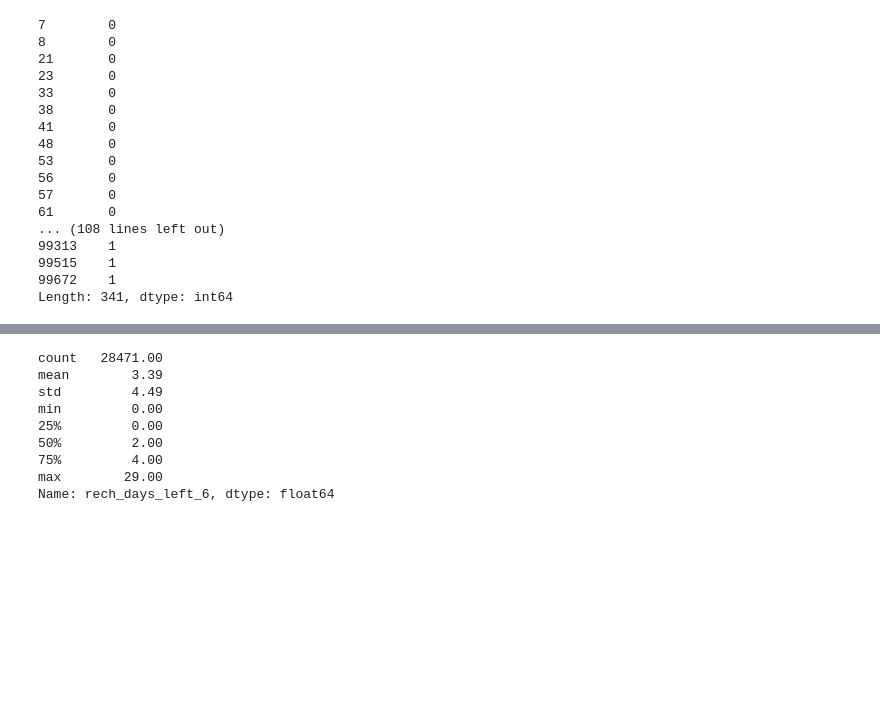
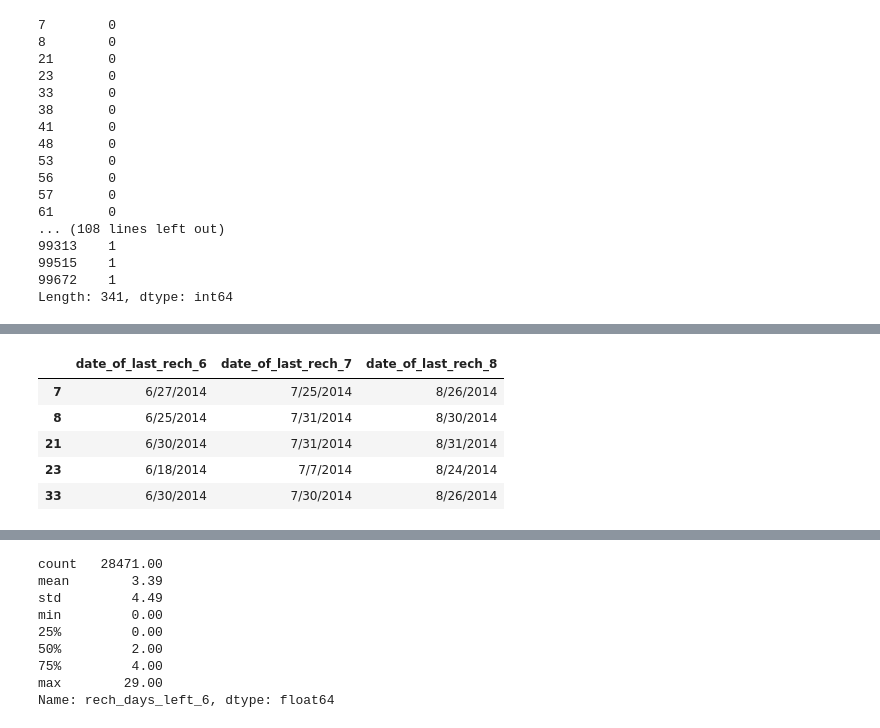
Before and after one commit to iici-psiddineni/ML_Telecom_Churn, a Jupyter notebook: Pandarinath_TelecomChurnCaseStudy.ipynb, the cells around one changed output, grey strips where cells are left out. Saved outputs shown, nothing was run; the diff lists cells and outputs as text; code cells hidden in the pictures; blank space fills up the shorter version.

```diff
--- a/Pandarinath_TelecomChurnCaseStudy.ipynb
+++ b/Pandarinath_TelecomChurnCaseStudy.ipynb
@@ -50,7 +50,6 @@ def print_ln():
 pd.options.display.float_format = '{:.2f}'.format
 
 # Load csv data file
-telecom_orig = pd.read_csv('telecom_churn_data.csv', low_memory=False)
-telecom = telecom_orig.copy()
+telecom_orig = pd.read_csv('E:\IIIT Bangalore AIML\Group Assignment 2\\telecom_churn_data.csv', low_memory=False)
 # %%
 # Understand the properties of loaded dataframe
@@ -148,13 +101,0 @@ None
-# %%
-# Create new days columns, instead of date
-
-telecom["rech_days_left_6"]      = (telecom.last_date_of_month_6 - telecom.date_of_last_rech_6).astype('timedelta64[D]')
-telecom["rech_days_left_data_6"] = (telecom.last_date_of_month_6 - telecom.date_of_last_rech_data_6).astype('timedelta64[D]')
-telecom["rech_days_left_7"]      = (telecom.last_date_of_month_7 - telecom.date_of_last_rech_7).astype('timedelta64[D]')
-telecom["rech_days_left_data_7"] = (telecom.last_date_of_month_7 - telecom.date_of_last_rech_data_7).astype('timedelta64[D]')
-telecom["rech_days_left_8"]      = (telecom.last_date_of_month_8 - telecom.date_of_last_rech_8).astype('timedelta64[D]')
-telecom["rech_days_left_data_8"] = (telecom.last_date_of_month_8 - telecom.date_of_last_rech_data_8).astype('timedelta64[D]')
-
-day_columns = ["rech_days_left_6", "rech_days_left_data_6", "rech_days_left_7", "rech_days_left_data_7", "rech_days_left_8", "rech_days_left_data_8"]
-#print(telecom[day_columns].head(10))
-print(telecom[day_columns].info())
@@ -184,3 +102,20 @@ Dataframe Shape:  (99999, 223)
+# %%
+# Create dummy variables for all the six categorial variables
+night_pck_user_6_s = pd.get_dummies(telecom['night_pck_user_6'],prefix="night6",drop_first=True)
+night_pck_user_7_s = pd.get_dummies(telecom['night_pck_user_7'],prefix="night7",drop_first=True)
+night_pck_user_8_s = pd.get_dummies(telecom['night_pck_user_8'],prefix="night8",drop_first=True)
+
+fb_user_6_s = pd.get_dummies(telecom['fb_user_6'],prefix="fb6", drop_first=True)
+fb_user_7_s = pd.get_dummies(telecom['fb_user_7'],prefix="fb7",drop_first=True)
+fb_user_8_s = pd.get_dummies(telecom['fb_user_8'],prefix="fb8",drop_first=True)
+
+telecom = pd.concat([telecom,night_pck_user_6_s],axis=1)
+telecom = pd.concat([telecom,night_pck_user_7_s],axis=1)
+telecom = pd.concat([telecom,night_pck_user_8_s],axis=1)
+
+telecom = pd.concat([telecom,fb_user_6_s],axis=1)
+telecom = pd.concat([telecom,fb_user_7_s],axis=1)
+telecom = pd.concat([telecom,fb_user_8_s],axis=1)
 # %% [markdown]
 ## Missing Value Treatment
 1. Delete: Delete the missing values
@@ -526,0 +469,12 @@ dtype: float64
+# %%
+# covert date columns to python datetime format
+date_vars = [
+ "date_of_last_rech_6",  "date_of_last_rech_7", "date_of_last_rech_8"]
+telecom[date_vars].head()
+# %% [output]
+|  | date_of_last_rech_6 | date_of_last_rech_7 | date_of_last_rech_8 |
+| 7 | 6/27/2014 | 7/25/2014 | 8/26/2014 |
+| 8 | 6/25/2014 | 7/31/2014 | 8/30/2014 |
+| 21 | 6/30/2014 | 7/31/2014 | 8/31/2014 |
+| 23 | 6/18/2014 | 7/7/2014 | 8/24/2014 |
+| 33 | 6/30/2014 | 7/30/2014 | 8/26/2014 |
```
Also changed, not shown: parts of 62 cells of this notebook.
